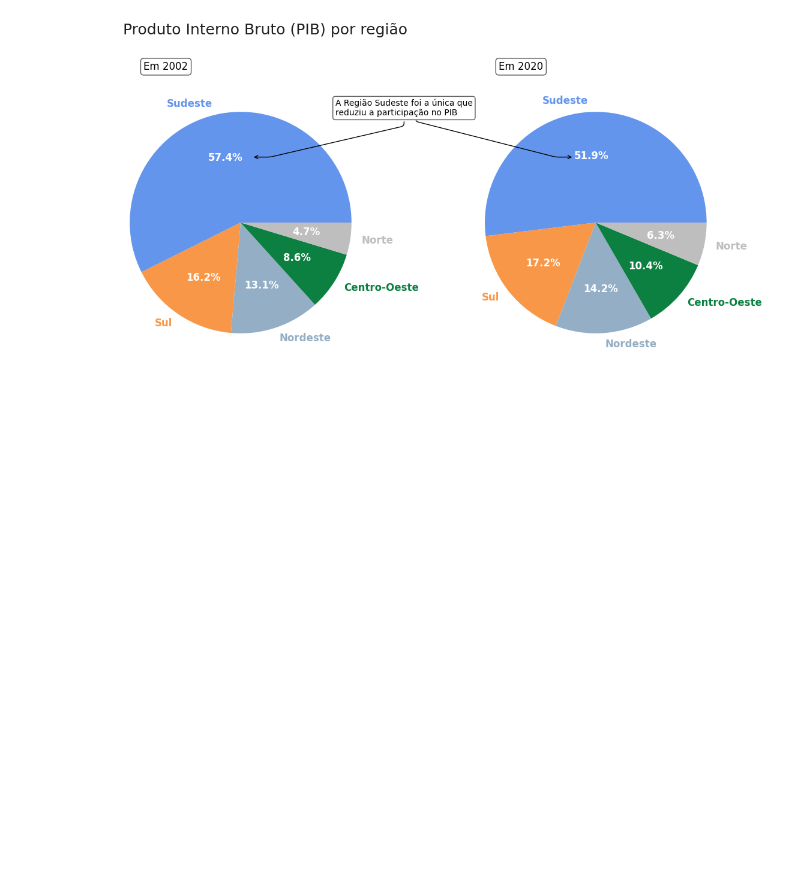
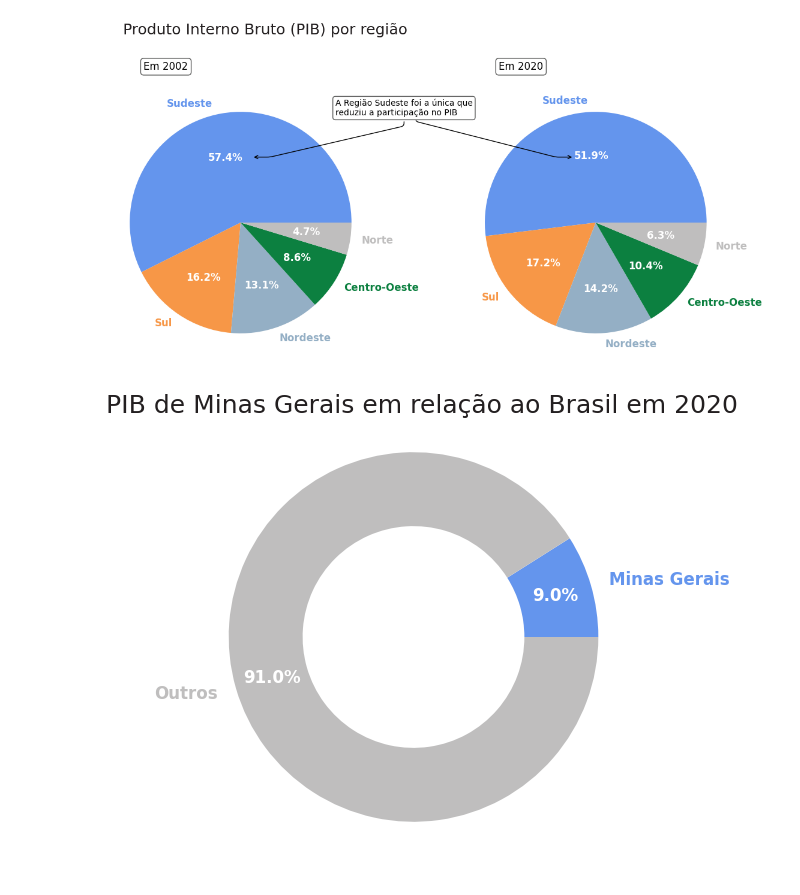
Before and after one commit to gabrieldorte/analise_data_pib_brasil, a Jupyter notebook: Projeto_PIB_Brasil.ipynb, the cells around one changed output. Drawn from its saved outputs; the diff is of its cells as text; code cells hidden in the pictures; blank space fills up the shorter version.

```diff
--- a/Projeto_PIB_Brasil.ipynb
+++ b/Projeto_PIB_Brasil.ipynb
@@ -101,3 +101,25 @@ axs[1].annotate('\n\n', xy=(140, 245), xycoords='axes points', xytext=(-50, 295)
 plt.show()
 # %% [output]
 [figure]
+# %%
+#Contrução Gráfico de rosca
+
+df_mg_2020 = df_pib.query("ano == 2020")[["sigla_uf", "pib"]]
+df_mg_2020.loc[df_mg_2020["sigla_uf"] == "MG", "sigla_uf"] = "Minas Gerais"
+df_mg_2020.loc[df_mg_2020["sigla_uf"] != "Minas Gerais", "sigla_uf"] = "Outros"
+df_mg_2020 = df_mg_2020.groupby('sigla_uf').sum()
+df_mg_2020
+
+fig, ax = plt.subplots(figsize=(6,6))
+cores = [AZUL3, CINZA5]
+plt.suptitle('PIB de Minas Gerais em relação ao Brasil em 2020', fontsize=18, color=CINZA1, ha = 'left', x = 0, y = 0.9)
+ptc, text, _ = ax.pie(data = df_mg_2020, x = "pib", labels = df_mg_2020.index, autopct = "%.1f%%",
+                     startangle = 0, pctdistance= 0.8, wedgeprops = dict(width = 0.4),
+                     textprops = dict(size = 12, fontweight = 'bold', color = BRANCO),
+                     colors = cores)
+for i, p in enumerate(ptc):
+  text[i].set_color(p.get_facecolor())
+
+plt.show()
+# %% [output]
+[figure, added]
```
